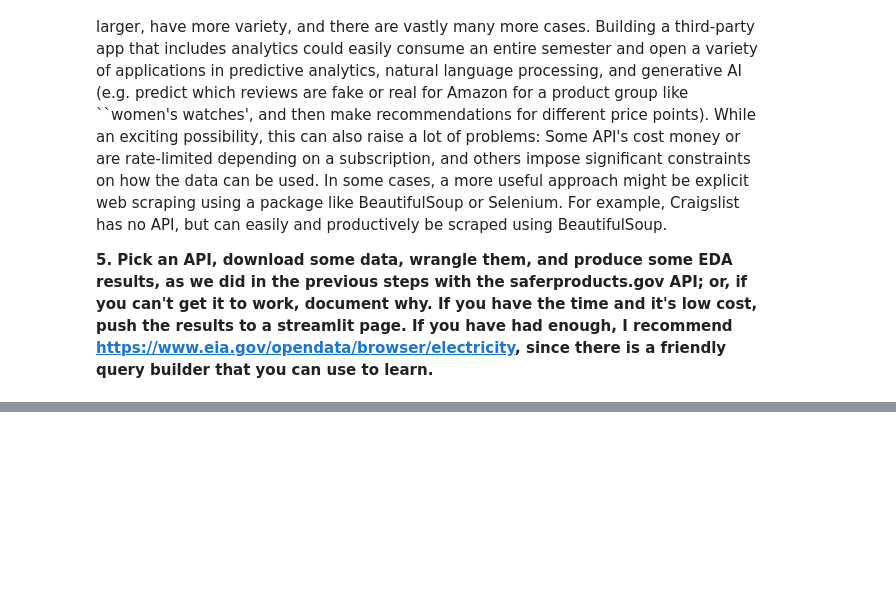
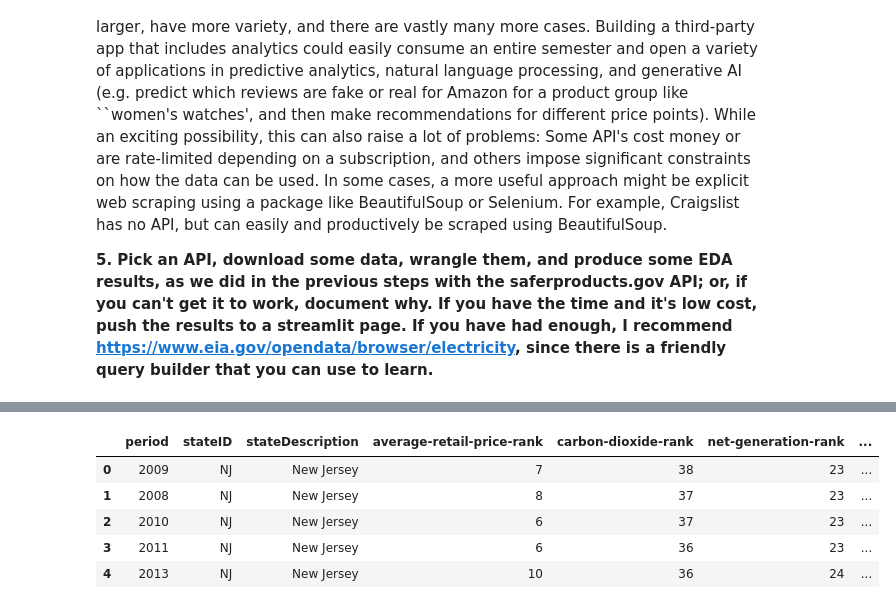
Before and after one commit to evaterry4/labs, a Jupyter notebook: 01_api_calls/assignment_notebook.ipynb, the cells around one changed output, grey strips where cells are left out. Cells and saved outputs as stored; diff of their text form; code cells hidden in the pictures; blank space fills up the shorter version.

```diff
--- a/01_api_calls/assignment_notebook.ipynb
+++ b/01_api_calls/assignment_notebook.ipynb
@@ -303,0 +323,10 @@ In addition to government data, many commerical apps provide API access to devel
+# %%
+df = df.drop(columns=['average-retail-price-rank-units', 'carbon-dioxide-rank-units', 'net-generation-rank-units', 'sulfer-dioxide-rank-units'])
+df.head()
+# %% [output]
+|  | period | stateID | stateDescription | average-retail-price-rank | carbon-dioxide-rank | net-generation-rank | ... |
+| 0 | 2009 | NJ | New Jersey | 7 | 38 | 23 | ... |
+| 1 | 2008 | NJ | New Jersey | 8 | 37 | 23 | ... |
+| 2 | 2010 | NJ | New Jersey | 6 | 37 | 23 | ... |
+| 3 | 2011 | NJ | New Jersey | 6 | 36 | 23 | ... |
+| 4 | 2013 | NJ | New Jersey | 10 | 36 | 24 | ... |
```
Also changed, not shown: parts of 2 cells of this notebook.
